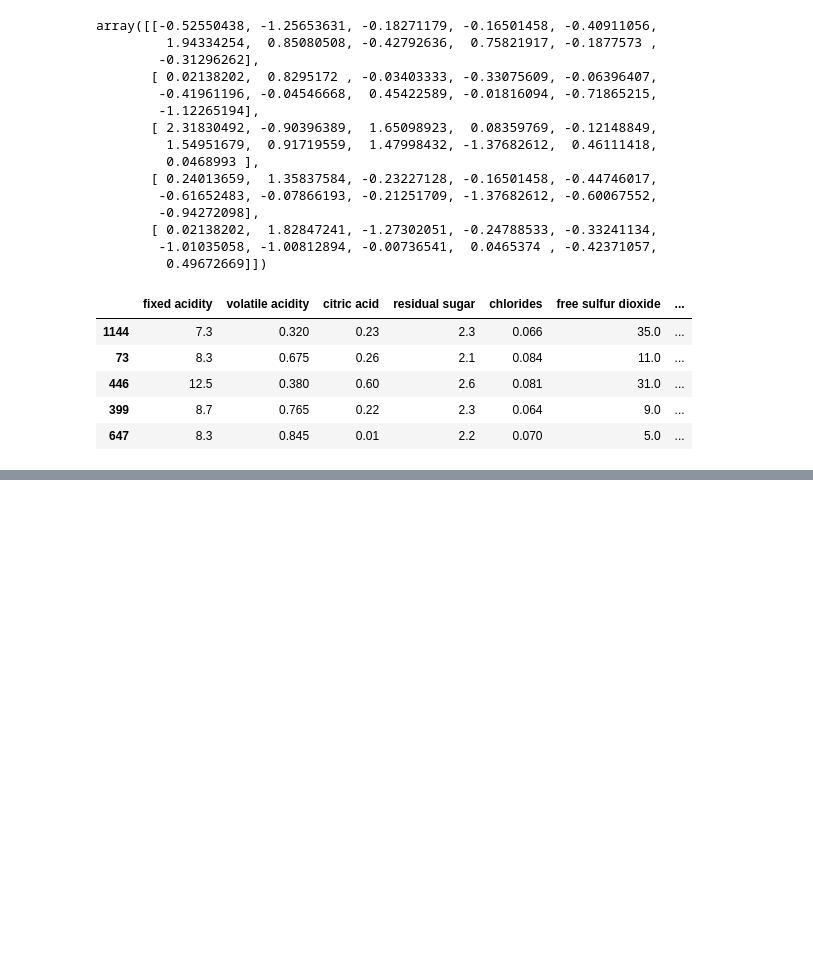
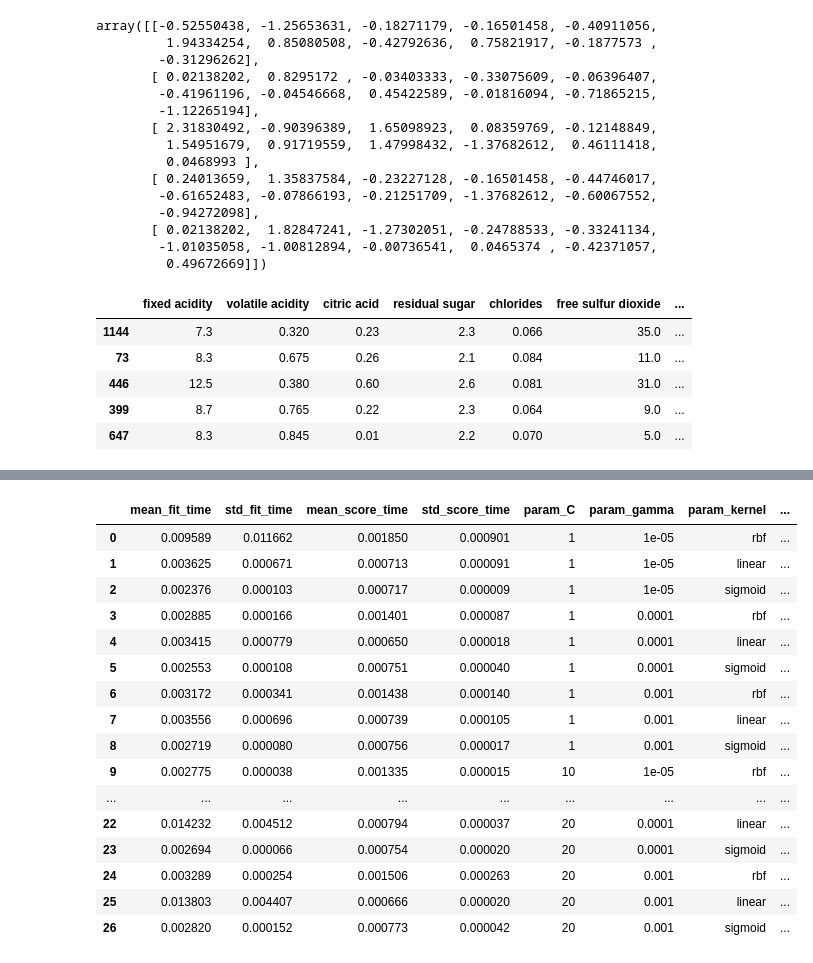
Before and after one commit to ElFeo/SupervisedLearningSurvey, a Jupyter notebook: SupervisedLearning_RedWine.ipynb, the cells around one changed output, grey strips where cells are left out. Cells and saved outputs as stored; diff of their text form; code cells hidden in the pictures; blank space fills up the shorter version.

```diff
--- a/SupervisedLearning_RedWine.ipynb
+++ b/SupervisedLearning_RedWine.ipynb
@@ -306,0 +433,21 @@ X_train_raw[:5]
+# %%
+df_dct = pd.DataFrame(clf_svm_grds.cv_results_)
+df_dct
+# %% [output]
+|  | mean_fit_time | std_fit_time | mean_score_time | std_score_time | param_C | param_gamma | param_kernel | ... |
+| 0 | 0.009589 | 0.011662 | 0.001850 | 0.000901 | 1 | 1e-05 | rbf | ... |
+| 1 | 0.003625 | 0.000671 | 0.000713 | 0.000091 | 1 | 1e-05 | linear | ... |
+| 2 | 0.002376 | 0.000103 | 0.000717 | 0.000009 | 1 | 1e-05 | sigmoid | ... |
+| 3 | 0.002885 | 0.000166 | 0.001401 | 0.000087 | 1 | 0.0001 | rbf | ... |
+| 4 | 0.003415 | 0.000779 | 0.000650 | 0.000018 | 1 | 0.0001 | linear | ... |
+| 5 | 0.002553 | 0.000108 | 0.000751 | 0.000040 | 1 | 0.0001 | sigmoid | ... |
+| 6 | 0.003172 | 0.000341 | 0.001438 | 0.000140 | 1 | 0.001 | rbf | ... |
+| 7 | 0.003556 | 0.000696 | 0.000739 | 0.000105 | 1 | 0.001 | linear | ... |
+| 8 | 0.002719 | 0.000080 | 0.000756 | 0.000017 | 1 | 0.001 | sigmoid | ... |
+| 9 | 0.002775 | 0.000038 | 0.001335 | 0.000015 | 10 | 1e-05 | rbf | ... |
+| ... | ... | ... | ... | ... | ... | ... | ... | ... |
+| 22 | 0.014232 | 0.004512 | 0.000794 | 0.000037 | 20 | 0.0001 | linear | ... |
+| 23 | 0.002694 | 0.000066 | 0.000754 | 0.000020 | 20 | 0.0001 | sigmoid | ... |
+| 24 | 0.003289 | 0.000254 | 0.001506 | 0.000263 | 20 | 0.001 | rbf | ... |
+| 25 | 0.013803 | 0.004407 | 0.000666 | 0.000020 | 20 | 0.001 | linear | ... |
+| 26 | 0.002820 | 0.000152 | 0.000773 | 0.000042 | 20 | 0.001 | sigmoid | ... |
```
Also changed, not shown: parts of 12 cells of this notebook.
